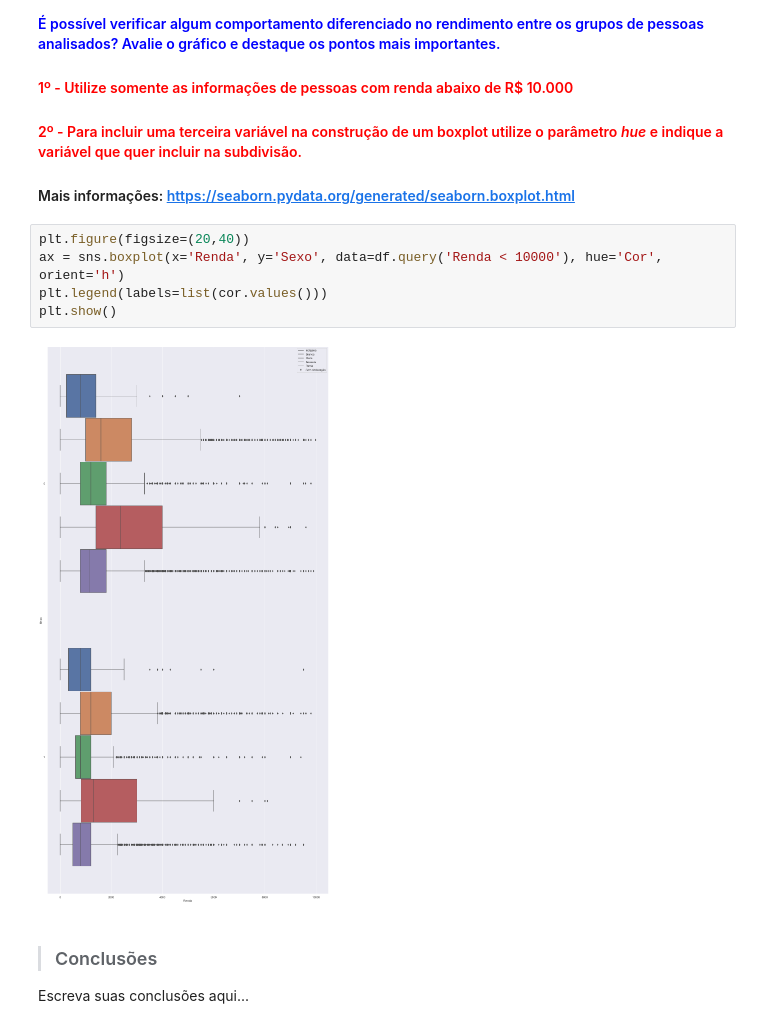
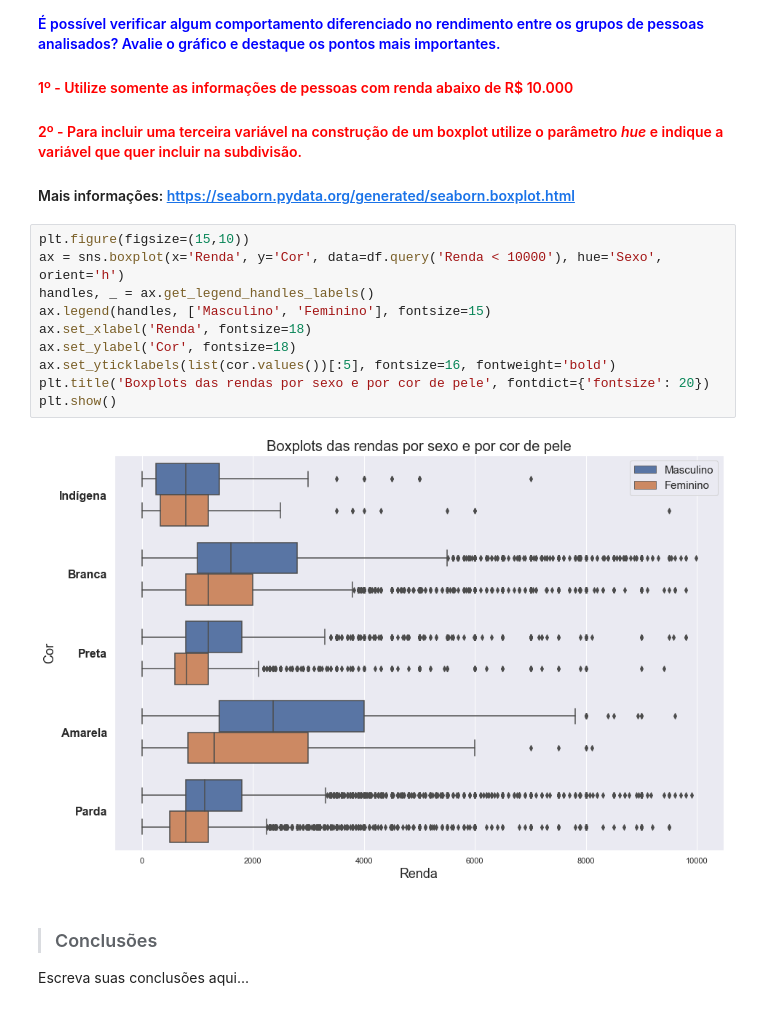
Before and after one commit to guilhermebap/Data-science-personal-study, a Jupyter notebook: Alura/Estatistica/Análise_Descritiva.ipynb, the cells around one changed output. Saved outputs shown, nothing was run; the diff lists cells and outputs as text.

```diff
--- a/Alura/Estatistica/Análise_Descritiva.ipynb
+++ b/Alura/Estatistica/Análise_Descritiva.ipynb
@@ -439,12 +453,17 @@ O desvio padrão, a variancia e desvio médio absoluto são proporcionais. O mai
 #### <font color='red'>2º - Para incluir uma terceira variável na construção de um boxplot utilize o parâmetro <i>hue</i> e indique a variável que quer incluir na subdivisão.</font>
 #### Mais informações: https://seaborn.pydata.org/generated/seaborn.boxplot.html
 # %%
-plt.figure(figsize=(20,40))
-ax = sns.boxplot(x='Renda', y='Sexo', data=df.query('Renda < 10000'), hue='Cor', orient='h')
-plt.legend(labels=list(cor.values()))
+plt.figure(figsize=(15,10))
+ax = sns.boxplot(x='Renda', y='Cor', data=df.query('Renda < 10000'), hue='Sexo', orient='h')
+handles, _ = ax.get_legend_handles_labels()
+ax.legend(handles, ['Masculino', 'Feminino'], fontsize=15)
+ax.set_xlabel('Renda', fontsize=18)
+ax.set_ylabel('Cor', fontsize=18)
+ax.set_yticklabels(list(cor.values())[:5], fontsize=16, fontweight='bold')
+plt.title('Boxplots das rendas por sexo e por cor de pele', fontdict={'fontsize': 20})
 plt.show()
 # %% [output]
-[figure, old version]
+[figure, new version]
 # %% [markdown]
 > ### Conclusões
 
```
Also changed, not shown: parts of 12 cells of this notebook.
